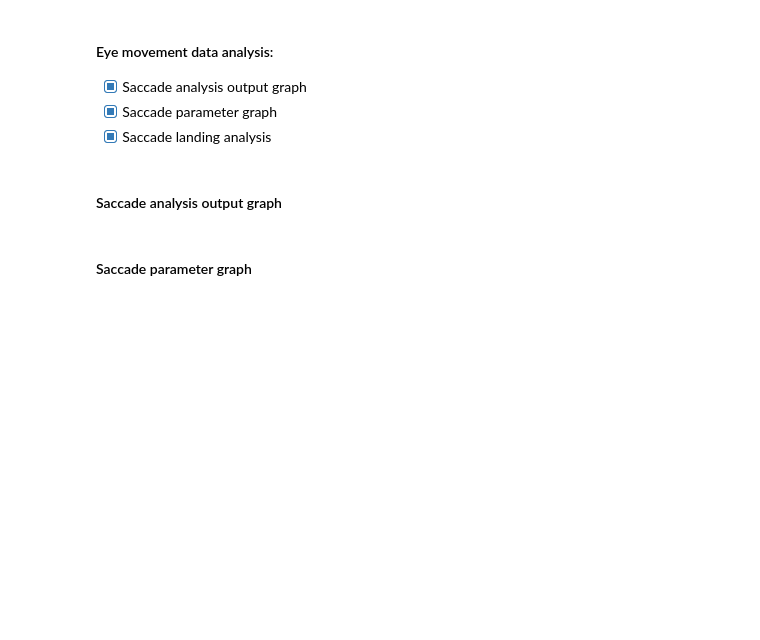
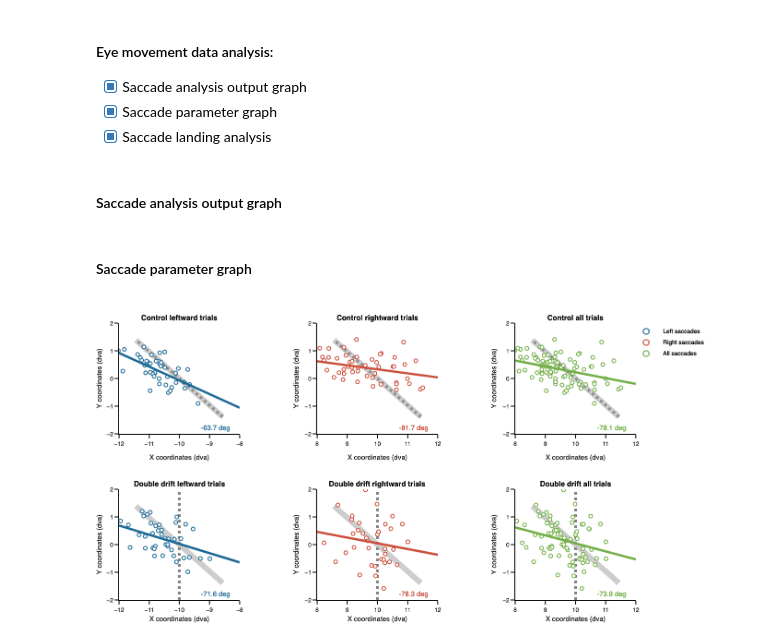
Before and after one commit to mszinte/DoubleDrift, a Jupyter notebook: stats/saccade_figures.ipynb, the cells around one changed output. Saved outputs shown, nothing was run; the diff lists cells and outputs as text; code cells hidden in the pictures; blank space fills up the shorter version.

```diff
--- a/stats/saccade_figures.ipynb
+++ b/stats/saccade_figures.ipynb
@@ -37,7 +37,7 @@ import plotly.express as px
 # Define folders
 base_dir = '..'
 data_dir = '{}/data'.format(base_dir)
-subject = 'sub-02'
+subject = 'sub-01'
 session = 'ses-02'
 subject_num = subject[4:]
 fig_dir = '{}/{}/{}/beh/figures'.format(data_dir, subject, session)
@@ -270,8 +270,8 @@ for col in np.arange(cols):
     if col == 0: ctr_ext_motion = [-10, 0]
     elif col == 1: ctr_ext_motion = [10, 0]
     for row in np.arange(rows):
-        if row == 0: ext_motion_ori = 0
-        if row == 1: ext_motion_ori = df_cond.ext_mot_ori.mean()
+        if row == 0: ext_motion_ori = df_cond.ext_mot_ori.mean()
+        if row == 1: ext_motion_ori = 0
         amp_from_ctr = np.linspace(-gabor_path/2, gabor_path/2, gabor_steps);
         gabor_ctrs = [ctr_ext_motion[0] + amp_from_ctr * np.cos(np.deg2rad(ext_motion_ori+90)),
                       ctr_ext_motion[1] + amp_from_ctr * np.sin(np.deg2rad(ext_motion_ori+90))]
@@ -283,9 +283,11 @@ for col in np.arange(cols):
     if col == 0: ctr_ext_motion = [-10, 0]
     elif col == 1: ctr_ext_motion = [10, 0]
     for row in np.arange(rows):
+        if row == 0: ext_motion_ori = -df_cond.ext_mot_ori.mean()
+        if row == 1: ext_motion_ori = -df_cond.ext_mot_ori.mean()
         amp_from_ctr = np.linspace(-gabor_path/2, gabor_path/2, gabor_steps);
         gabor_ctrs = [ctr_ext_motion[0] + amp_from_ctr * np.cos(np.deg2rad(ext_motion_ori+90)),
-                      ctr_ext_motion[1] + amp_from_ctr * np.sin(np.deg2rad(ext_motion_ori+90))]
+                      ctr_ext_motion[1] + amp_from_ctr * -np.sin(np.deg2rad(ext_motion_ori+90))]
 
         fig.append_trace(go.Scatter(x=gabor_ctrs[0], y=gabor_ctrs[1], mode='lines', marker_color='rgba(155, 155, 155, 0.5)',
                                     line_width=12), row=row+1, col=col+1)
@@ -322,34 +324,36 @@ for row in np.arange(rows):
         else: x_reg, x_text = np.linspace(8,12,10), [11.2]
         a,b = np.polyfit(x, y, 1)
         y_reg = a*x_reg+b
         fig.append_trace(go.Scatter(x=x_reg, y=y_reg, mode='lines', marker_color=sd_cols[sd_num],
                                     line_width=5), row=row+1, col=sd_num+1)
 
-        ang_reg = np.rad2deg(np.arctan((x_reg[0]-x_reg[-1])/(y_reg[0]-y_reg[-1])))
+        ang_reg = np.rad2deg(np.arctan((x_reg[-1]-x_reg[0])/(y_reg[-1]-y_reg[0])))
         ang_reg_all[row, sd_num] = ang_reg
         fig.append_trace(go.Scatter(x=x_text, y=[-1.8], mode="text", text="{:2.1f} deg".format(ang_reg),
                          textfont_color=sd_cols[sd_num], textfont_size=15), row=row+1, col=sd_num+1)
 
         # legend
         fig.add_annotation(xref='paper', yref='paper', x=x_legend, y=y_legend_sd - y_legend_step * sd_num,
                            text=sd, showarrow=False, font_size = template_specs['axes_font_size'],xanchor = 'left', yanchor='middle')
         fig.add_shape(type='circle',xref='paper', yref='paper', line_color=sd_cols[sd_num], line_width=2,
                       x0=x_legend - 0.03-  rad_leg / 3.5, y0=y_legend_sd - y_legend_step * sd_num - rad_leg / 2,
                       x1=x_legend - 0.03 + rad_leg / 3.5, y1=y_legend_sd - y_legend_step * sd_num + rad_leg / 2)
 
 # axes settings
 for row in np.arange(rows):
     for col in np.arange(cols):
         if col==0: x_range = [-12,-8]
         else: x_range = [8,12]
         fig.update_xaxes(visible=True, ticklen=8, linewidth=template_specs['axes_width'], range=x_range, title='X coordinates (dva)', row=row+1, col=col+1)
         fig.update_yaxes(visible=True, ticklen=8, linewidth=template_specs['axes_width'], range=[-2,2], title='Y coordinates (dva)',row=row+1, col=col+1)
 
 fig.layout.update(template=fig_template, width=fig_width, height=fig_height, margin_l=50,
                   margin_r=leg_mergin, margin_t=50, margin_b=50, showlegend=False)
 fig.show()
 if not os.path.exists(fig_dir):os.mkdir(fig_dir)
 fig.write_image('{}/{}_saccade_correlation.pdf'.format(fig_dir, subject))
+# %% [output]
+[figure, added]
 # %%
 # figure specific settings
 subplot_titles = ('<b>Leftward trials<b>', '<b>Rightward trials<b>', '<b>All trials<b>')
```
Also changed, not shown: parts of 1 cell of this notebook, 19 other files.
